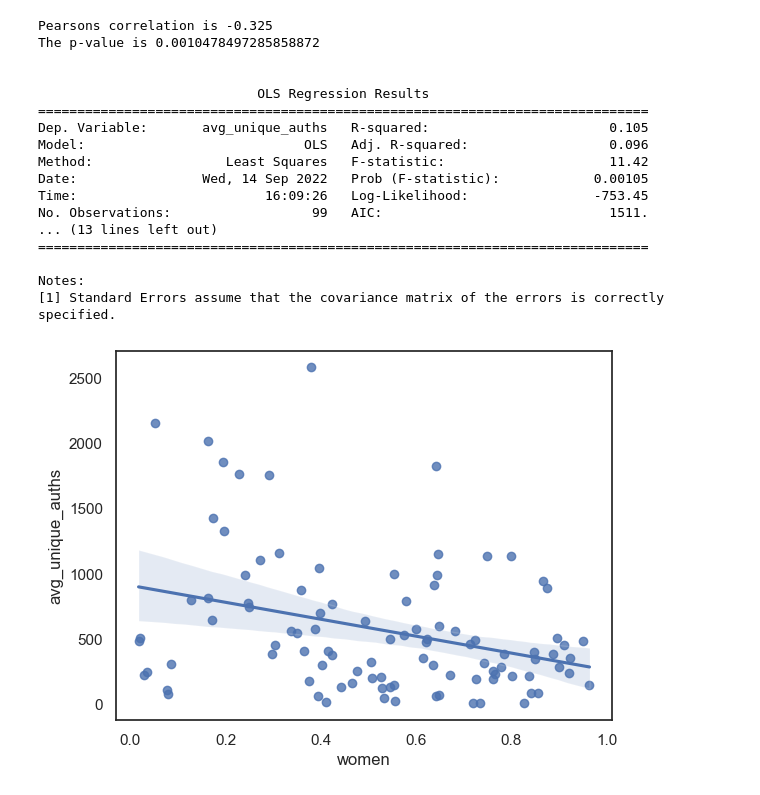
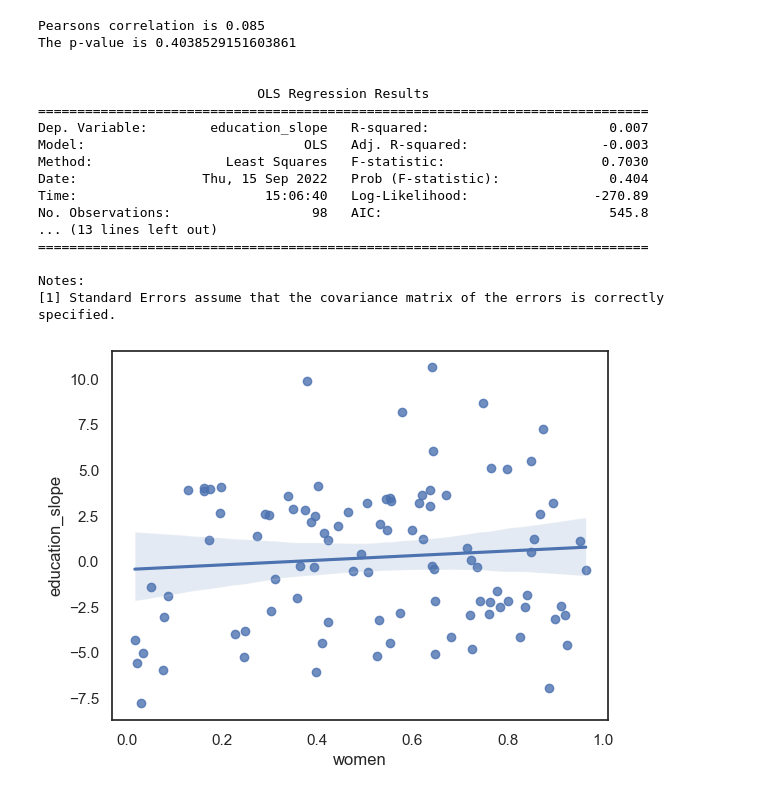
Before and after one commit to digital-scrappy/wikipedia-revisions, a Jupyter notebook: Analysis/DETAILED_gender_race_analysis.ipynb, the cells around one changed output. Saved outputs shown, nothing was run; the diff lists cells and outputs as text; code cells hidden in the pictures.

```diff
--- a/Analysis/DETAILED_gender_race_analysis.ipynb
+++ b/Analysis/DETAILED_gender_race_analysis.ipynb
@@ -81,25 +154,21 @@ Index(['occ_code', 'occ_group', 'occ_title', 'lenient_links', 'amount_art',
 # %%
-target = "avg_unique_auths"
-independent = "women"
-
-
-simple_linear_regression(df_detailed, target, independent) # first var is target
+simple_linear_regression(df_detailed, "education_slope", "women") # first var is target
 # %% [output]
-Pearsons correlation is -0.325
-The p-value is 0.0010478497285858872
+Pearsons correlation is 0.085
+The p-value is 0.4038529151603861
 
 
                             OLS Regression Results
 ==============================================================================
-Dep. Variable:       avg_unique_auths   R-squared:                       0.105
-Model:                            OLS   Adj. R-squared:                  0.096
-Method:                 Least Squares   F-statistic:                     11.42
-Date:                Wed, 14 Sep 2022   Prob (F-statistic):            0.00105
-Time:                        16:09:26   Log-Likelihood:                -753.45
-No. Observations:                  99   AIC:                             1511.
+Dep. Variable:        education_slope   R-squared:                       0.007
+Model:                            OLS   Adj. R-squared:                 -0.003
+Method:                 Least Squares   F-statistic:                    0.7030
+Date:                Thu, 15 Sep 2022   Prob (F-statistic):              0.404
+Time:                        15:06:40   Log-Likelihood:                -270.89
+No. Observations:                  98   AIC:                             545.8
 ... (13 lines left out)
 ==============================================================================
 
 Notes:
 [1] Standard Errors assume that the covariance matrix of the errors is correctly specified.
-[figure, old version]
+[figure, new version]
```
Also changed, not shown: parts of 18 cells of this notebook, 3 other files.
